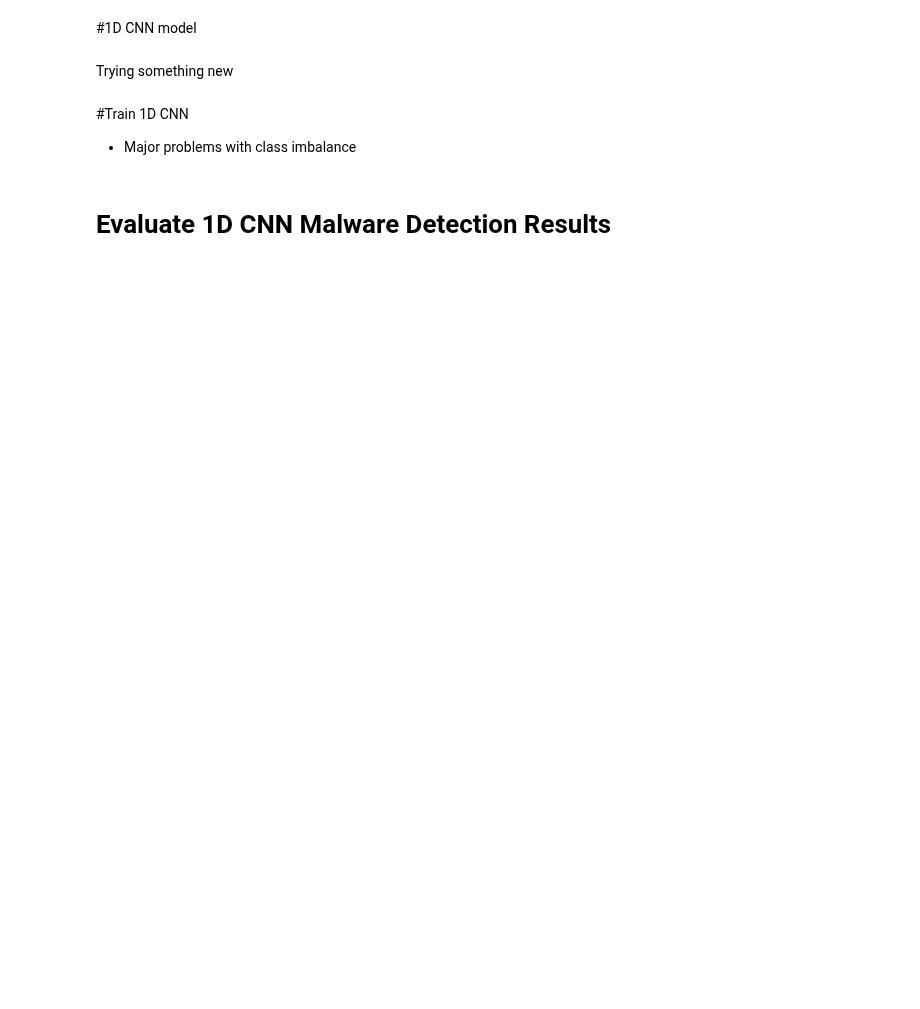
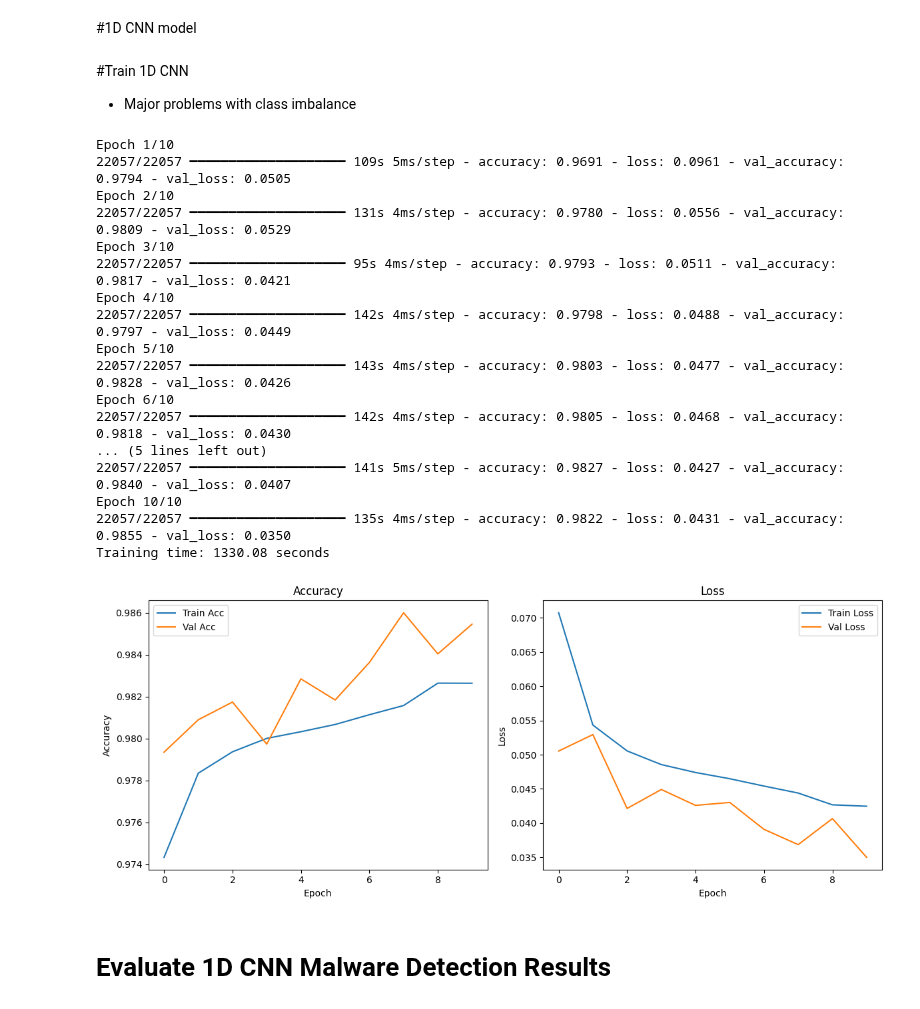
Before and after one commit to SianC7/LAIDS, a Jupyter notebook: 1D_CNN_baseline_model(+quant).ipynb, the cells around one changed output. Saved outputs shown, nothing was run; the diff lists cells and outputs as text; code cells hidden in the pictures; blank space fills up the shorter version.

```diff
--- a/1D_CNN_baseline_model(+quant).ipynb
+++ b/1D_CNN_baseline_model(+quant).ipynb
@@ -142,3 +171,42 @@ print("Test input shape:", X_test.shape)
 # %% [markdown]
 #1D CNN model
+# %%
+import tensorflow as tf
+from tensorflow.keras.models import Sequential
+from tensorflow.keras.layers import Conv1D, MaxPooling1D, Flatten, Dense, Dropout, BatchNormalization, Input
+
+# Define the 1D CNN Model
+
+# Define input shape
+input_shape = (X_train.shape[1], 1)  # (timesteps, features)
+
+# Build model
+model = Sequential([
+    Input(shape=input_shape),
+
+    Conv1D(filters=64, kernel_size=3, activation='relu'), # Detect patterns in the network traffic data
+    BatchNormalization(), # Normalizes the outputs of a the Conv1D layer before passing them to the MaxPool layer
+    MaxPooling1D(pool_size=2), # Reduce the dimensions of the data without affecting key features
+    Dropout(0.25), # Prevent overfitting by forcing the model to generalize - it does this by randomly deactivating a fraction of neurons during training
+
+    Conv1D(filters=128, kernel_size=3, activation='relu'),
+    BatchNormalization(),
+    MaxPooling1D(pool_size=2),
+    Dropout(0.25),
+
+    Conv1D(filters=128, kernel_size=3, activation='relu'),
+    BatchNormalization(),
+    MaxPooling1D(pool_size=2),
+
+    Flatten(), # Converts the output of the last Conv1D layer into a 1D vector for the fully connected layers
+    Dense(64, activation='relu', kernel_regularizer=tf.keras.regularizers.l2(0.001)), # Apply L2 regularisation to prevent overfitting (common in the dense layer) #https://medium.com/@bhatadithya54764118/day-49-overfitting-and-underfitting-in-dl-regularization-techniques-8ded20baa3d6
+    Dropout(0.3), # Randomly drop 50% of the network's neurons to further prevent overfitting
+    Dense(1, activation='sigmoid')  # Final output layer( 1 = 1 neuron for binary classification, sigmoid = decides if input is malicious (1) or benign (0))
+])
+
+# Compile
+model.compile(optimizer='adam', loss='binary_crossentropy', metrics=['accuracy']) # Loss function measures how well the model’s predictions match true labels
+
+#Summary
+#model.summary()
 # %%
@@ -179,2 +246,0 @@ CNN_model.compile(optimizer='adam', loss='binary_crossentropy', metrics=['accura
-# %% [markdown]
-Trying something new
@@ -221,40 +254,59 @@ import timeit
 
 # Train the Model
 start_time = timeit.default_timer()
-history = CNN_model.fit(
+history = model.fit(
     X_train, y_train,
     epochs=10,
     batch_size=64,
     validation_data=(X_val, y_val),
     verbose=1
 )
 end_time = timeit.default_timer()
 print(f"Training time: {end_time - start_time:.2f} seconds")
 
 
 # Plot Accuracy and Loss
 plt.figure(figsize=(12,5))
 
 # Accuracy plot
 plt.subplot(1, 2, 1)
 plt.plot(history.history['accuracy'], label='Train Acc')
 plt.plot(history.history['val_accuracy'], label='Val Acc')
 plt.title('Accuracy')
 plt.xlabel('Epoch')
 plt.ylabel('Accuracy')
 plt.legend()
 
 # Loss plot
 plt.subplot(1, 2, 2)
 plt.plot(history.history['loss'], label='Train Loss')
 plt.plot(history.history['val_loss'], label='Val Loss')
 plt.title('Loss')
 plt.xlabel('Epoch')
 plt.ylabel('Loss')
 plt.legend()
 
 plt.tight_layout()
 plt.show()
+# %% [output]
+Epoch 1/10
+22057/22057 ━━━━━━━━━━━━━━━━━━━━ 109s 5ms/step - accuracy: 0.9691 - loss: 0.0961 - val_accuracy: 0.9794 - val_loss: 0.0505
+Epoch 2/10
+22057/22057 ━━━━━━━━━━━━━━━━━━━━ 131s 4ms/step - accuracy: 0.9780 - loss: 0.0556 - val_accuracy: 0.9809 - val_loss: 0.0529
+Epoch 3/10
+22057/22057 ━━━━━━━━━━━━━━━━━━━━ 95s 4ms/step - accuracy: 0.9793 - loss: 0.0511 - val_accuracy: 0.9817 - val_loss: 0.0421
+Epoch 4/10
+22057/22057 ━━━━━━━━━━━━━━━━━━━━ 142s 4ms/step - accuracy: 0.9798 - loss: 0.0488 - val_accuracy: 0.9797 - val_loss: 0.0449
+Epoch 5/10
+22057/22057 ━━━━━━━━━━━━━━━━━━━━ 143s 4ms/step - accuracy: 0.9803 - loss: 0.0477 - val_accuracy: 0.9828 - val_loss: 0.0426
+Epoch 6/10
+22057/22057 ━━━━━━━━━━━━━━━━━━━━ 142s 4ms/step - accuracy: 0.9805 - loss: 0.0468 - val_accuracy: 0.9818 - val_loss: 0.0430
+... (5 lines left out)
+22057/22057 ━━━━━━━━━━━━━━━━━━━━ 141s 5ms/step - accuracy: 0.9827 - loss: 0.0427 - val_accuracy: 0.9840 - val_loss: 0.0407
+Epoch 10/10
+22057/22057 ━━━━━━━━━━━━━━━━━━━━ 135s 4ms/step - accuracy: 0.9822 - loss: 0.0431 - val_accuracy: 0.9855 - val_loss: 0.0350
+Training time: 1330.08 seconds
+[figure, added]
 # %% [markdown]
 # Evaluate 1D CNN Malware Detection Results
 # %%
```
Also changed, not shown: parts of 12 cells of this notebook.
